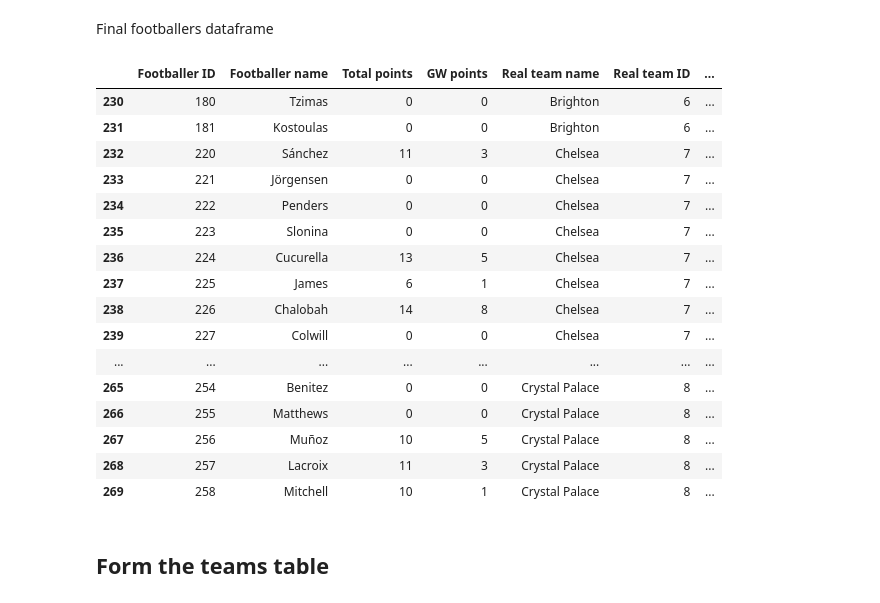
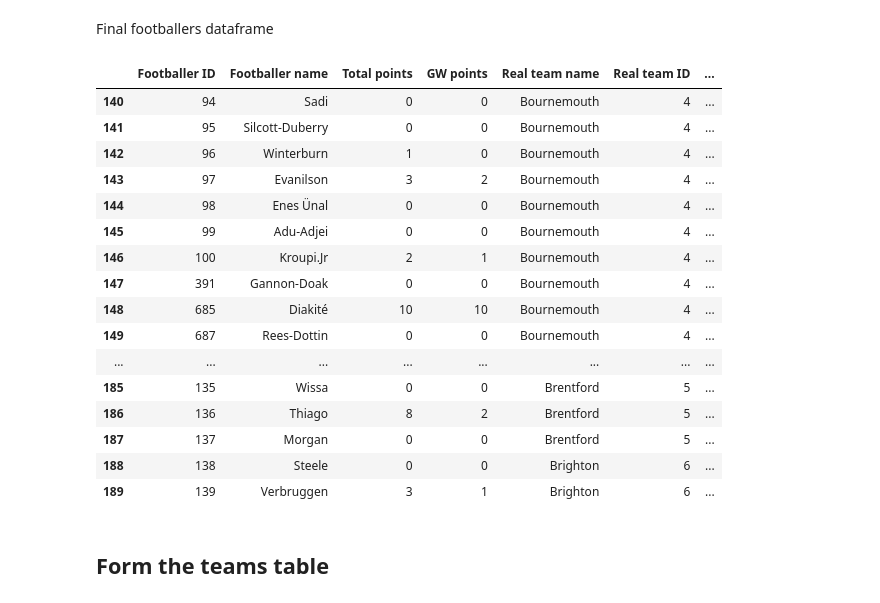
Before and after one commit to Muhammad-Daniyal-18/FPL, a Jupyter notebook: fpl_roundup.ipynb, the cells around one changed output. Drawn from its saved outputs; the diff is of its cells as text; code cells hidden in the pictures.

```diff
--- a/fpl_roundup.ipynb
+++ b/fpl_roundup.ipynb
@@ -123,25 +123,25 @@ df_footballers = pd.DataFrame(footballers_data)
 # %% [markdown]
 Final footballers dataframe
 # %%
-df_footballers.iloc[230:270]
+df_footballers.iloc[140:190]
 # %% [output]
 |  | Footballer ID | Footballer name | Total points | GW points | Real team name | Real team ID | ... |
-| 230 | 180 | Tzimas | 0 | 0 | Brighton | 6 | ... |
-| 231 | 181 | Kostoulas | 0 | 0 | Brighton | 6 | ... |
-| 232 | 220 | Sánchez | 11 | 3 | Chelsea | 7 | ... |
-| 233 | 221 | Jörgensen | 0 | 0 | Chelsea | 7 | ... |
-| 234 | 222 | Penders | 0 | 0 | Chelsea | 7 | ... |
-| 235 | 223 | Slonina | 0 | 0 | Chelsea | 7 | ... |
-| 236 | 224 | Cucurella | 13 | 5 | Chelsea | 7 | ... |
-| 237 | 225 | James | 6 | 1 | Chelsea | 7 | ... |
-| 238 | 226 | Chalobah | 14 | 8 | Chelsea | 7 | ... |
-| 239 | 227 | Colwill | 0 | 0 | Chelsea | 7 | ... |
+| 140 | 94 | Sadi | 0 | 0 | Bournemouth | 4 | ... |
+| 141 | 95 | Silcott-Duberry | 0 | 0 | Bournemouth | 4 | ... |
+| 142 | 96 | Winterburn | 1 | 0 | Bournemouth | 4 | ... |
+| 143 | 97 | Evanilson | 3 | 2 | Bournemouth | 4 | ... |
+| 144 | 98 | Enes Ünal | 0 | 0 | Bournemouth | 4 | ... |
+| 145 | 99 | Adu-Adjei | 0 | 0 | Bournemouth | 4 | ... |
+| 146 | 100 | Kroupi.Jr | 2 | 1 | Bournemouth | 4 | ... |
+| 147 | 391 | Gannon-Doak | 0 | 0 | Bournemouth | 4 | ... |
+| 148 | 685 | Diakité | 10 | 10 | Bournemouth | 4 | ... |
+| 149 | 687 | Rees-Dottin | 0 | 0 | Bournemouth | 4 | ... |
 | ... | ... | ... | ... | ... | ... | ... | ... |
-| 265 | 254 | Benitez | 0 | 0 | Crystal Palace | 8 | ... |
-| 266 | 255 | Matthews | 0 | 0 | Crystal Palace | 8 | ... |
-| 267 | 256 | Muñoz | 10 | 5 | Crystal Palace | 8 | ... |
-| 268 | 257 | Lacroix | 11 | 3 | Crystal Palace | 8 | ... |
-| 269 | 258 | Mitchell | 10 | 1 | Crystal Palace | 8 | ... |
+| 185 | 135 | Wissa | 0 | 0 | Brentford | 5 | ... |
+| 186 | 136 | Thiago | 8 | 2 | Brentford | 5 | ... |
+| 187 | 137 | Morgan | 0 | 0 | Brentford | 5 | ... |
+| 188 | 138 | Steele | 0 | 0 | Brighton | 6 | ... |
+| 189 | 139 | Verbruggen | 3 | 1 | Brighton | 6 | ... |
 # %% [markdown]
 ## Form the teams table
 # %% [markdown]
```
Also changed, not shown: parts of 50 cells of this notebook, 1 other file.
